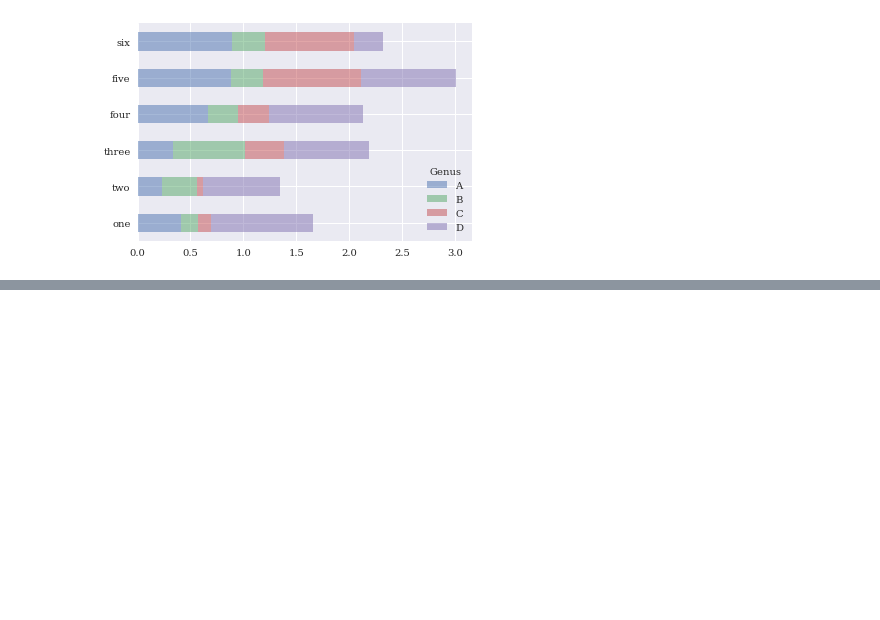
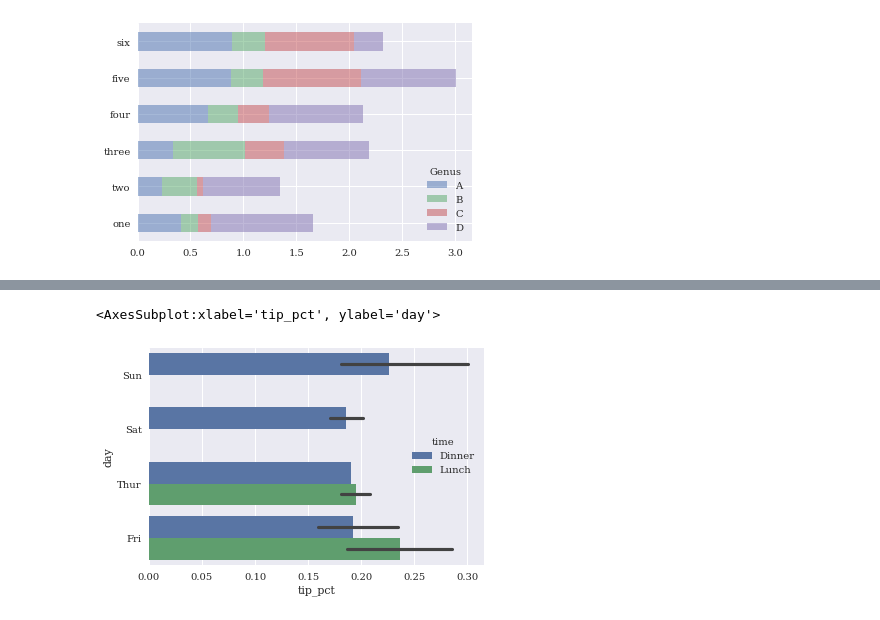
Before and after one commit to MuayThaiLegz/Py_DataAnalysis, a Jupyter notebook: PyForDataAnalysis_9.ipynb, the cells around one changed output, grey strips where cells are left out. Drawn from its saved outputs; the diff is of its cells as text; code cells hidden in the pictures; blank space fills up the shorter version.

```diff
--- a/PyForDataAnalysis_9.ipynb
+++ b/PyForDataAnalysis_9.ipynb
@@ -150,0 +196,25 @@ s.value_counts().plot.bar()
+# %%
+# Now We Rock With SeaBorn
+
+import seaborn as sns
+
+df['tip_pct'] = df['tip'] / (df['total_bill'] - df['tip'])
+
+df.head()
+
+#display(sns.barplot(x='tip_pct', y='day', data=df, orient='h'))
+
+# Pltting functions in seaborn take a data argument, which can be a pandas df. The other args refer to column names.
+# Because there are multiple observations for each value in the day, the bars are the average value of tip_pct.
+# The black lines drawn on the bars represent 95% confidence interval
+
+# seaborn.barplot has a hue option that enables us to split by an assitional categorical value
+
+display(sns.barplot(x='tip_pct', y='day', hue = 'time', data=df, orient='h'))
+
+# You can switch between different plot appearances using seaborn
+
+sns.set(style='whitegrid')
+# %% [output]
+<AxesSubplot:xlabel='tip_pct', ylabel='day'>
+[figure, added]
```
Also changed, not shown: parts of 8 cells of this notebook.
